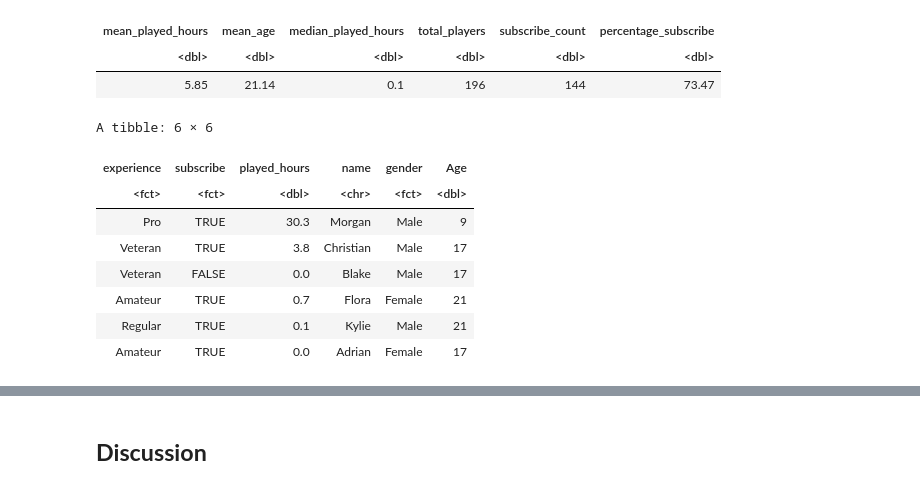
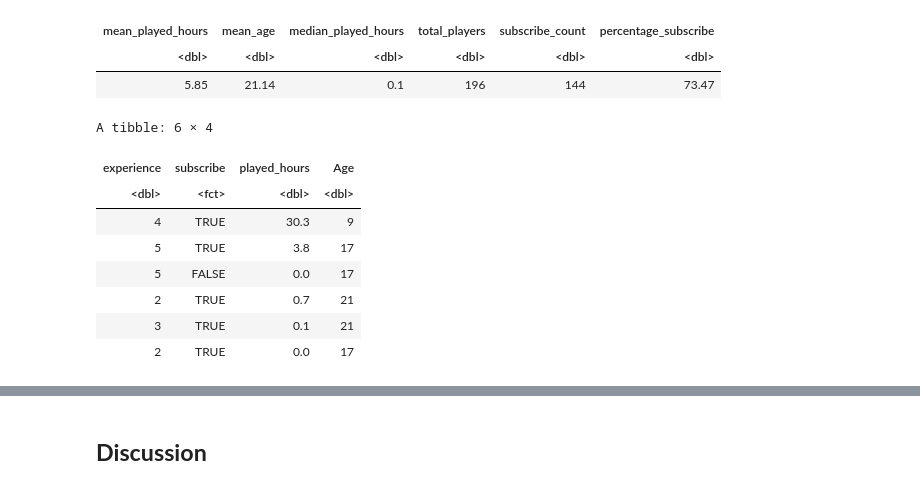
Before and after one commit to nliu0729/dsci-group-project, a Jupyter notebook: final_group_report-2.ipynb, the cells around one changed output, grey strips where cells are left out. Saved outputs shown, nothing was run; the diff lists cells and outputs as text; code cells hidden in the pictures.

```diff
--- a/final_group_report-2.ipynb
+++ b/final_group_report-2.ipynb
@@ -171,20 +168,21 @@ A tibble: 1 × 6
 # %%
 # Wrangling players data
 
-# do you guys agree with how I tidied the data?
+# use mutate to change experience to numbers (hierarchy) high experience -> 5
 players <- players_data |>
-    select(-hashedEmail) |>
+    select(-hashedEmail, -gender, -name) |>
     mutate(subscribe = as_factor(subscribe)) |>
-    mutate(gender = as_factor(gender)) |>
-    mutate(experience = as_factor(experience))
+    mutate(experience = as_factor(experience)) |>
+    mutate(experience = factor(experience, levels = c("Beginner", "Amateur", "Regular", "Pro", "Veteran")),
+           experience = as.numeric(experience))
 head(players)
 # %% [output]
-A tibble: 6 × 6
+A tibble: 6 × 4
-| experience | subscribe | played_hours | name | gender | Age |
-| <fct> | <fct> | <dbl> | <chr> | <fct> | <dbl> |
-| Pro | TRUE | 30.3 | Morgan | Male | 9 |
-| Veteran | TRUE | 3.8 | Christian | Male | 17 |
-| Veteran | FALSE | 0.0 | Blake | Male | 17 |
-| Amateur | TRUE | 0.7 | Flora | Female | 21 |
-| Regular | TRUE | 0.1 | Kylie | Male | 21 |
-| Amateur | TRUE | 0.0 | Adrian | Female | 17 |
+| experience | subscribe | played_hours | Age |
+| <dbl> | <fct> | <dbl> | <dbl> |
+| 4 | TRUE | 30.3 | 9 |
+| 5 | TRUE | 3.8 | 17 |
+| 5 | FALSE | 0.0 | 17 |
+| 2 | TRUE | 0.7 | 21 |
+| 3 | TRUE | 0.1 | 21 |
+| 2 | TRUE | 0.0 | 17 |
```
Also changed, not shown: parts of 6 cells of this notebook.
